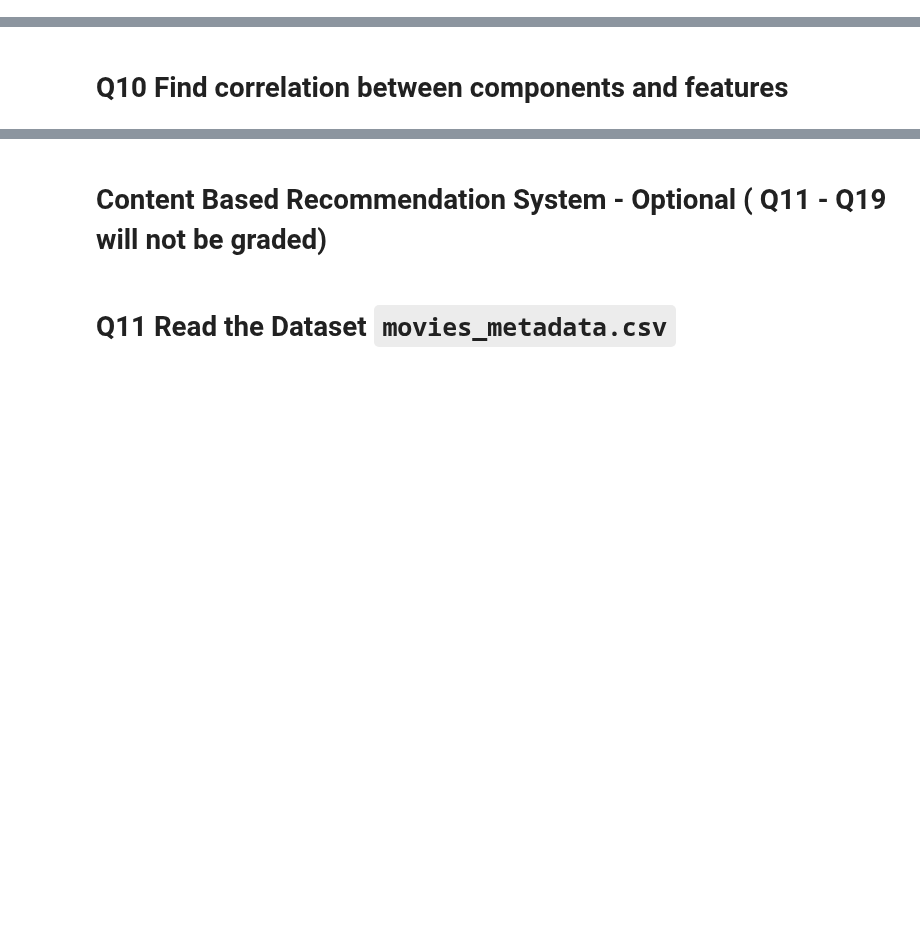
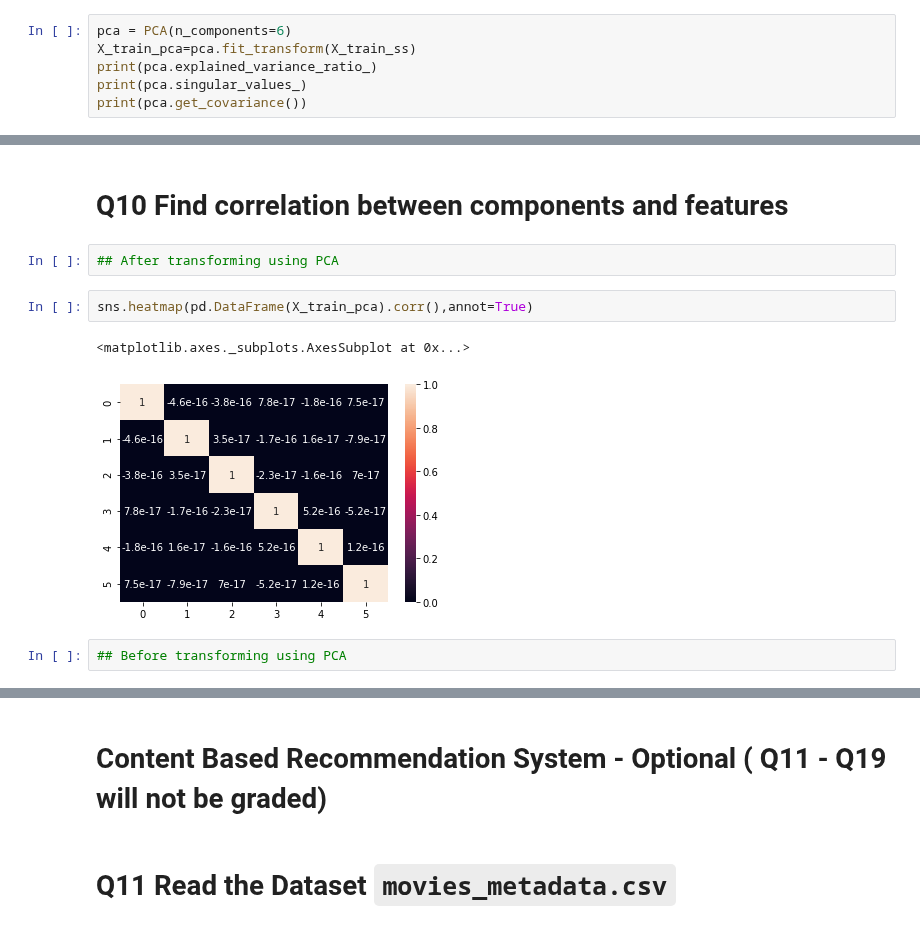
Before and after one commit to GreatLearningAIML1/chennai-aug-batch-senthilvelavan, a Jupyter notebook: Residency5-Internal/R5_Internal_Lab_PCA_CBRS_PBRS (updated).ipynb, the cells around one changed output, grey strips where cells are left out. Drawn from its saved outputs; the diff is of its cells as text; blank space fills up the shorter version.

```diff
--- a/Residency5-Internal/R5_Internal_Lab_PCA_CBRS_PBRS (updated).ipynb
+++ b/Residency5-Internal/R5_Internal_Lab_PCA_CBRS_PBRS (updated).ipynb
@@ -558,0 +561,6 @@ plt.show()
+# %%
+pca = PCA(n_components=6)
+X_train_pca=pca.fit_transform(X_train_ss)
+print(pca.explained_variance_ratio_)
+print(pca.singular_values_)
+print(pca.get_covariance())
@@ -559,2 +586,11 @@ plt.show()
 # %% [markdown]
 # Q10 Find correlation between components and features
+# %%
+## After transforming using PCA
+# %%
+sns.heatmap(pd.DataFrame(X_train_pca).corr(),annot=True)
+# %% [output]
+<matplotlib.axes._subplots.AxesSubplot at 0x...>
+[figure, added]
+# %%
+## Before transforming using PCA
```
Also changed, not shown: parts of 3 cells of this notebook.
